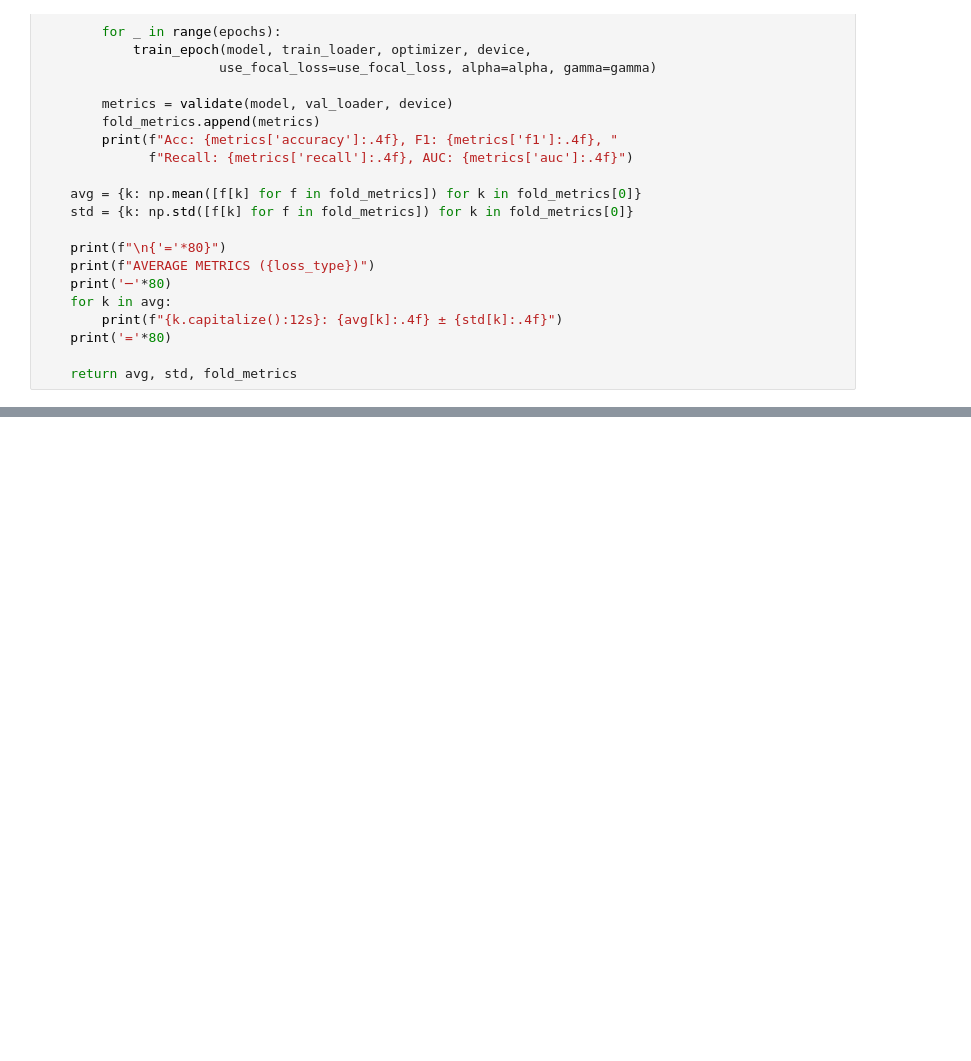
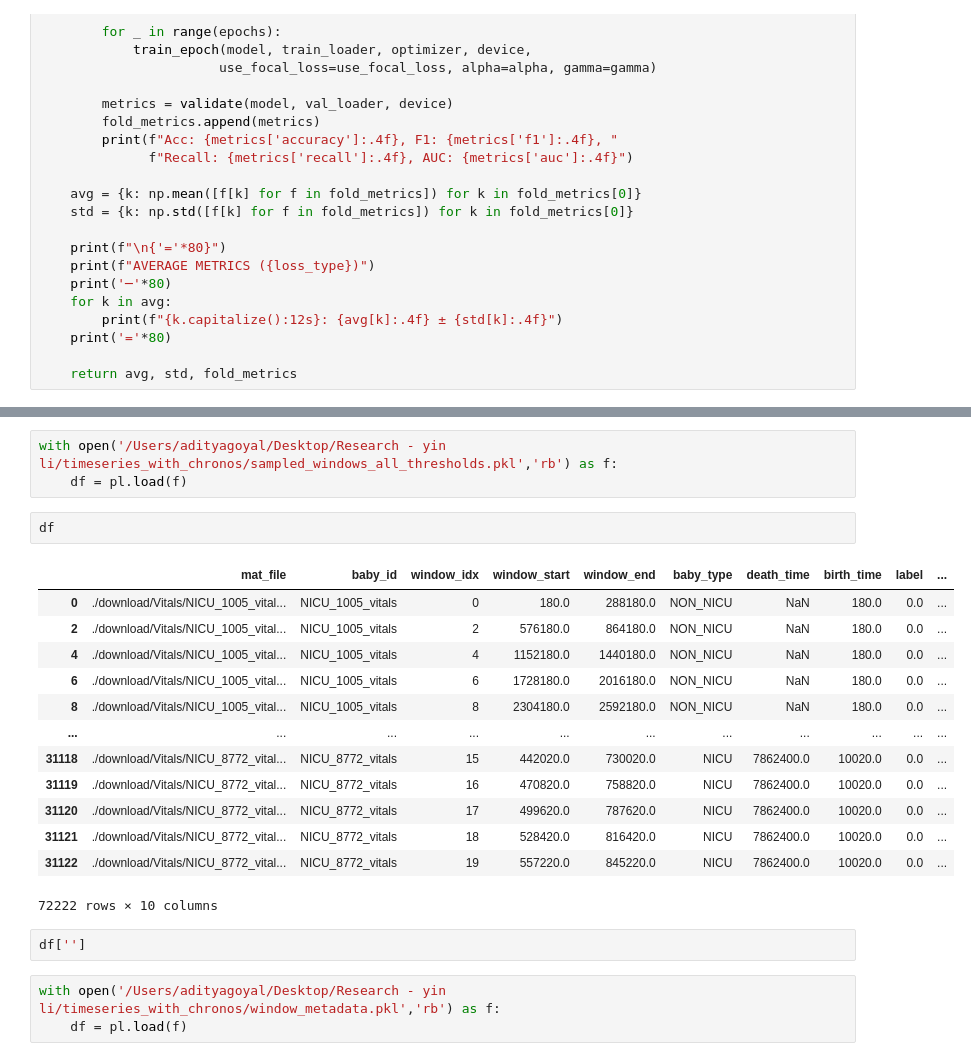
Before and after one commit to AdityaGoyal333/timeseries_with_chronos, a Jupyter notebook: chronos_1.ipynb, the cells around one changed output, grey strips where cells are left out. Drawn from its saved outputs; the diff is of its cells as text; blank space fills up the shorter version.

```diff
--- a/chronos_1.ipynb
+++ b/chronos_1.ipynb
@@ -743,0 +837,24 @@ run_complete_pipeline(use_focal_loss=True, gamma=3.0)
+# %%
+with open('/Users/adityagoyal/Desktop/Research - yin li/timeseries_with_chronos/sampled_windows_all_thresholds.pkl','rb') as f:
+    df = pl.load(f)
+# %%
+df
+# %% [output]
+|  | mat_file | baby_id | window_idx | window_start | window_end | baby_type | death_time | birth_time | label | ... |
+| 0 | ./download/Vitals/NICU_1005_vital... | NICU_1005_vitals | 0 | 180.0 | 288180.0 | NON_NICU | NaN | 180.0 | 0.0 | ... |
+| 2 | ./download/Vitals/NICU_1005_vital... | NICU_1005_vitals | 2 | 576180.0 | 864180.0 | NON_NICU | NaN | 180.0 | 0.0 | ... |
+| 4 | ./download/Vitals/NICU_1005_vital... | NICU_1005_vitals | 4 | 1152180.0 | 1440180.0 | NON_NICU | NaN | 180.0 | 0.0 | ... |
+| 6 | ./download/Vitals/NICU_1005_vital... | NICU_1005_vitals | 6 | 1728180.0 | 2016180.0 | NON_NICU | NaN | 180.0 | 0.0 | ... |
+| 8 | ./download/Vitals/NICU_1005_vital... | NICU_1005_vitals | 8 | 2304180.0 | 2592180.0 | NON_NICU | NaN | 180.0 | 0.0 | ... |
+| ... | ... | ... | ... | ... | ... | ... | ... | ... | ... | ... |
+| 31118 | ./download/Vitals/NICU_8772_vital... | NICU_8772_vitals | 15 | 442020.0 | 730020.0 | NICU | 7862400.0 | 10020.0 | 0.0 | ... |
+| 31119 | ./download/Vitals/NICU_8772_vital... | NICU_8772_vitals | 16 | 470820.0 | 758820.0 | NICU | 7862400.0 | 10020.0 | 0.0 | ... |
+| 31120 | ./download/Vitals/NICU_8772_vital... | NICU_8772_vitals | 17 | 499620.0 | 787620.0 | NICU | 7862400.0 | 10020.0 | 0.0 | ... |
+| 31121 | ./download/Vitals/NICU_8772_vital... | NICU_8772_vitals | 18 | 528420.0 | 816420.0 | NICU | 7862400.0 | 10020.0 | 0.0 | ... |
+| 31122 | ./download/Vitals/NICU_8772_vital... | NICU_8772_vitals | 19 | 557220.0 | 845220.0 | NICU | 7862400.0 | 10020.0 | 0.0 | ... |
+72222 rows × 10 columns
+# %%
+df['']
+# %%
+with open('/Users/adityagoyal/Desktop/Research - yin li/timeseries_with_chronos/window_metadata.pkl','rb') as f:
+    df = pl.load(f)
```
Also changed, not shown: parts of 11 cells of this notebook, 1 other file.
